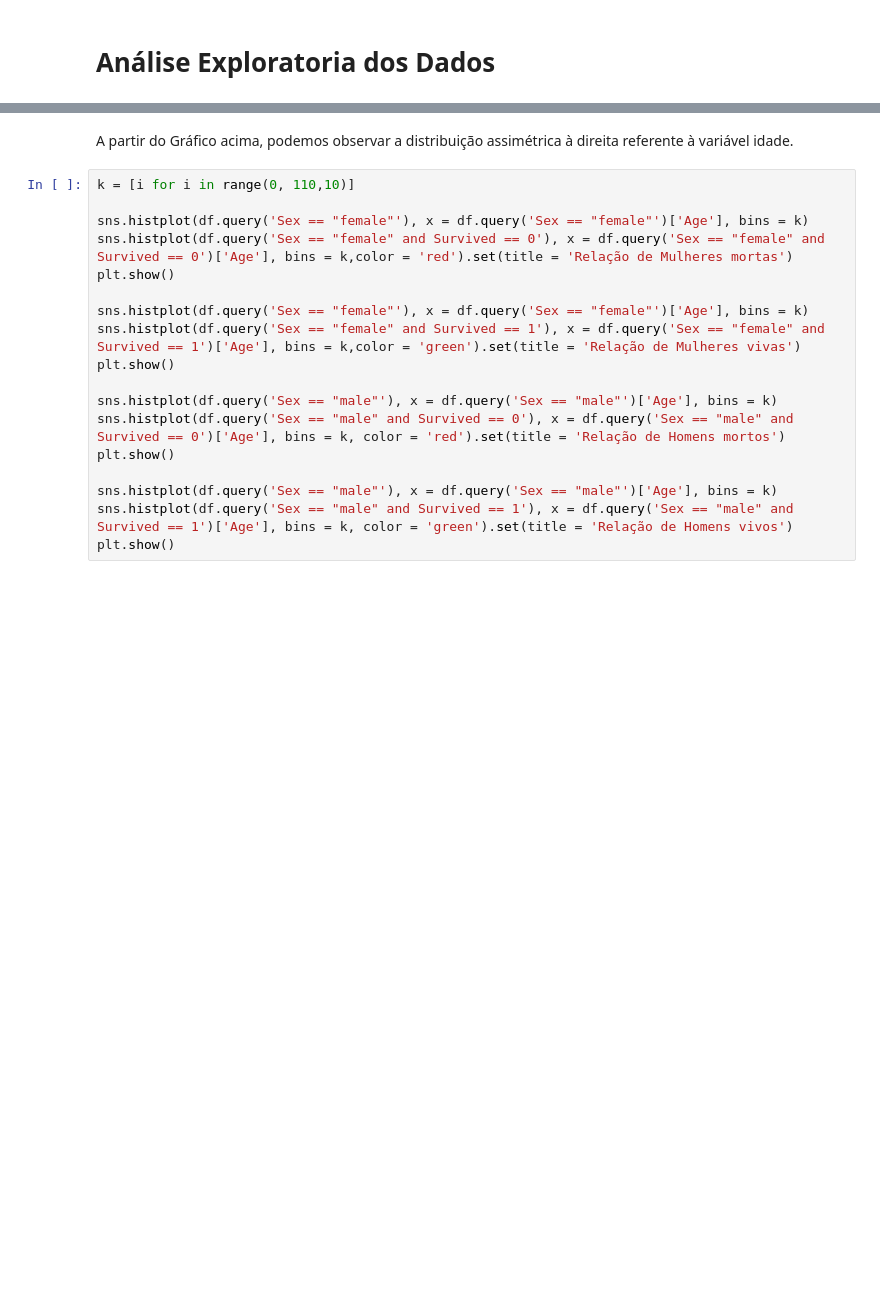
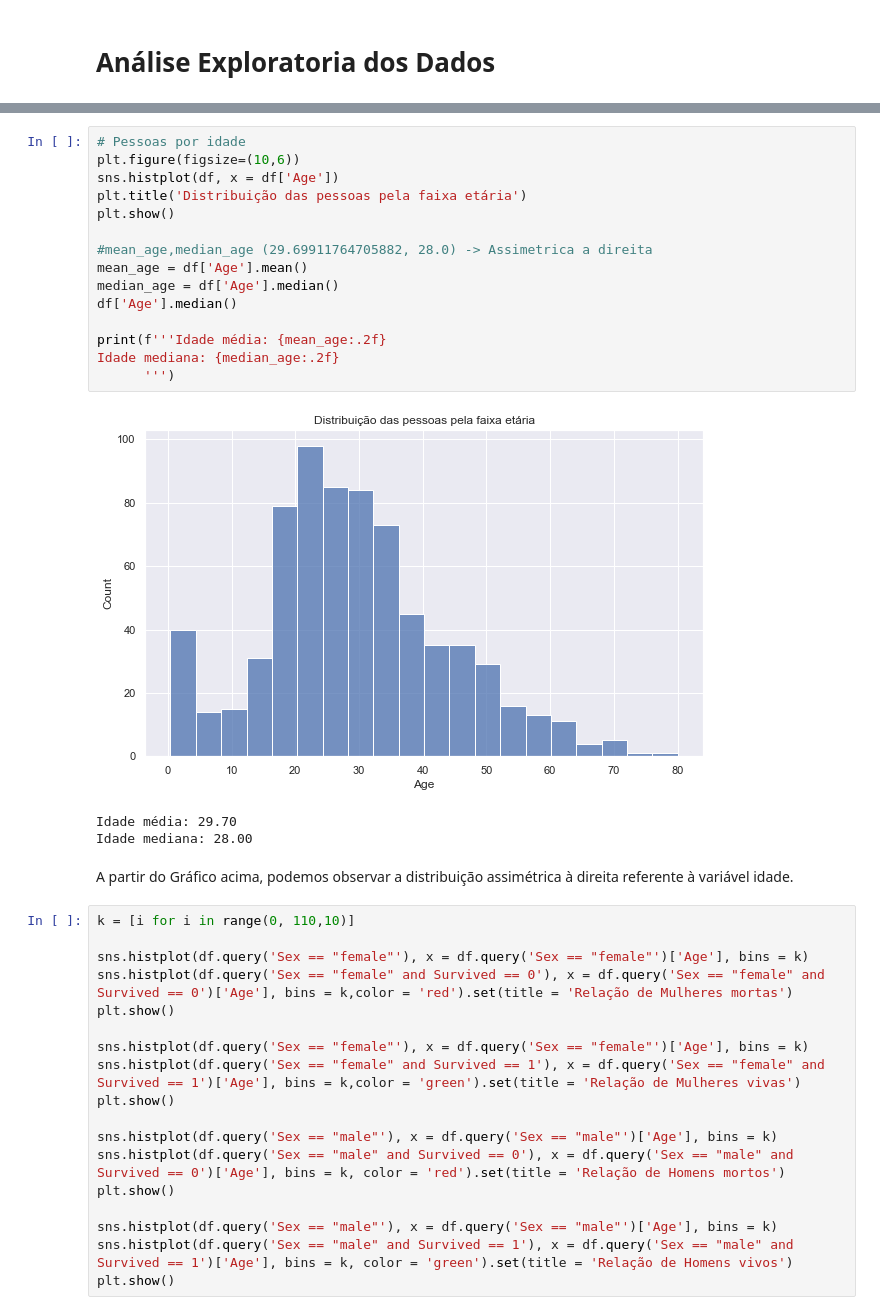
Before and after one commit to Alexandre-Leal/Projetos_iniciais, a Jupyter notebook: Titanic/Titanic.ipynb, the cells around one changed output, grey strips where cells are left out. Drawn from its saved outputs; the diff is of its cells as text; blank space fills up the shorter version.

```diff
--- a/Titanic/Titanic.ipynb
+++ b/Titanic/Titanic.ipynb
@@ -69,3 +84,22 @@ df
+# %%
+# Pessoas por idade
+plt.figure(figsize=(10,6))
+sns.histplot(df, x = df['Age'])
+plt.title('Distribuição das pessoas pela faixa etária')
+plt.show()
+
+#mean_age,median_age (29.69911764705882, 28.0) -> Assimetrica a direita
+mean_age = df['Age'].mean()
+median_age = df['Age'].median()
+df['Age'].median()
+
+print(f'''Idade média: {mean_age:.2f}
+Idade mediana: {median_age:.2f}
+      ''')
+# %% [output]
+[figure, added]
+Idade média: 29.70
+Idade mediana: 28.00
 # %% [markdown]
 A partir do Gráfico acima, podemos observar a distribuição assimétrica à direita referente à variável idade.
 # %%
```
Also changed, not shown: parts of 47 cells of this notebook, 1 other file.
